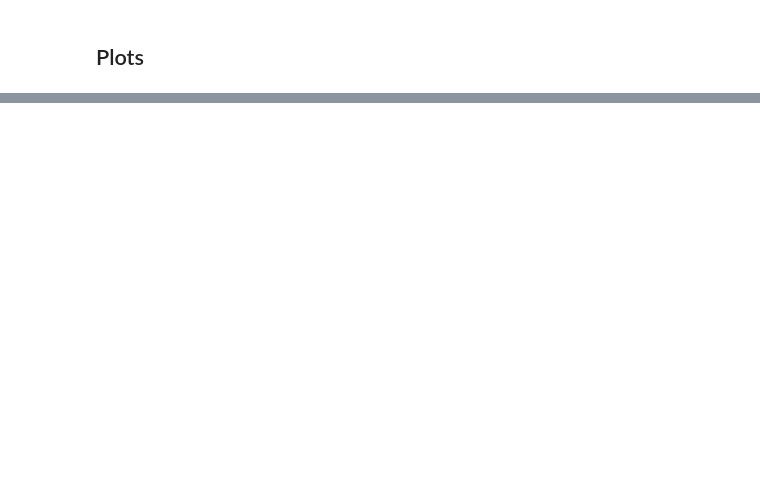
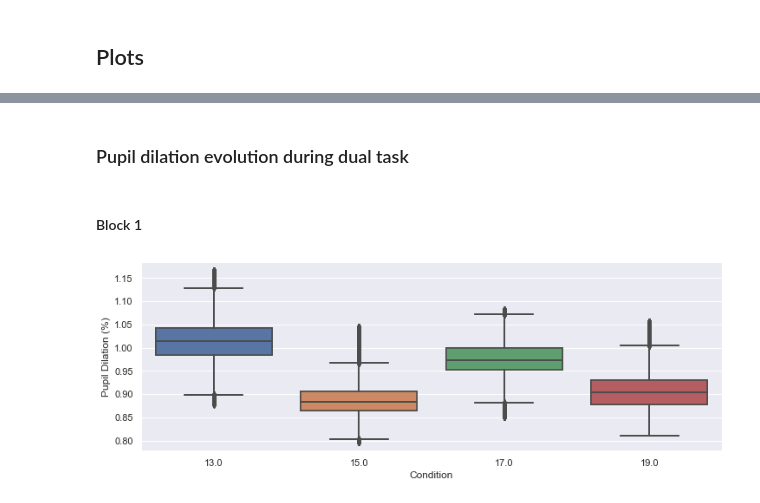
Before and after one commit to bribeiroriccioppo/MentalFatigue, a Jupyter notebook: Tobii/Tobii_plots.ipynb, the cells around one changed output, grey strips where cells are left out. Saved outputs shown, nothing was run; the diff lists cells and outputs as text; code cells hidden in the pictures; blank space fills up the shorter version.

```diff
--- a/Tobii/Tobii_plots.ipynb
+++ b/Tobii/Tobii_plots.ipynb
@@ -57,0 +194,15 @@ fig.tight_layout()
+# %% [markdown]
+### Pupil dilation evolution during dual task
+# %% [markdown]
+#### Block 1
+# %%
+# 13, 15, 17 and 19
+tasks_block_1 = [13.0, 15.0, 17.0, 19.0]
+fig, ax = plt.subplots(figsize=(12,4))
+
+for idx, block_idx in enumerate(tasks_block_1):
+    sns.boxplot(x='block_idx', y='pupil_pct', data=tobii_df[tobii_df.block_idx.isin(tasks_block_1)], ax=ax)
+    ax.set_xlabel("Condition")
+    ax.set_ylabel("Pupil Dilation (%)");
+# %% [output]
+[figure, added]
```
Also changed, not shown: parts of 27 cells of this notebook, 5 other files.
